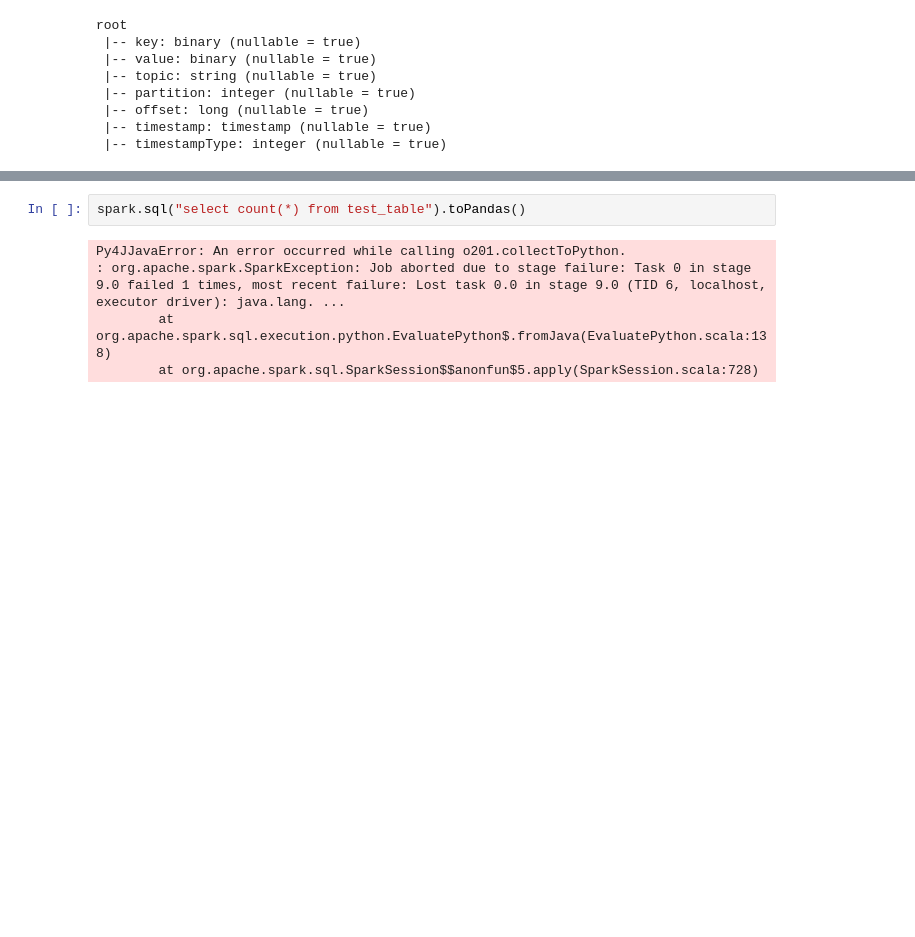
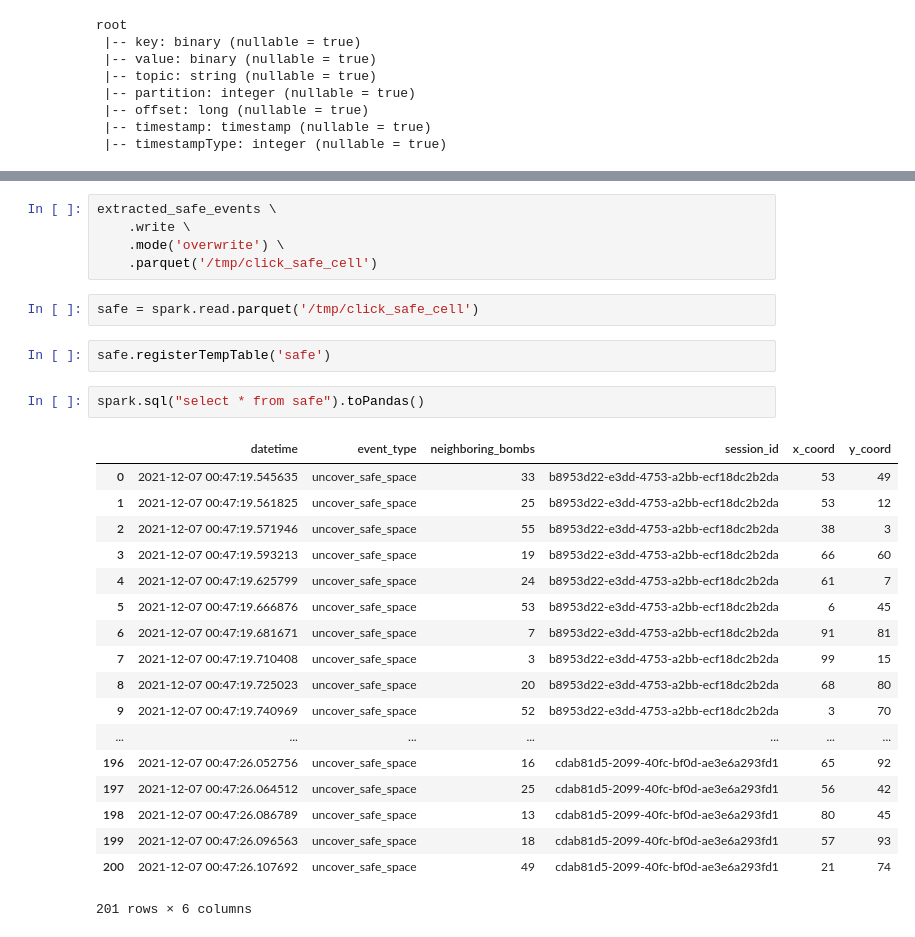
Before and after one commit to chaukap/mids-205-project-3, a Jupyter notebook: Pyspark.ipynb, the cells around one changed output, grey strips where cells are left out. Drawn from its saved outputs; the diff is of its cells as text; blank space fills up the shorter version.

Commit message:
finished creating parquet file for startupevents and safe space events

```diff
--- a/Pyspark.ipynb
+++ b/Pyspark.ipynb
@@ -44,7 +109,30 @@ extracted_events.registerTempTable('test_table')
+# %%
+extracted_safe_events \
+    .write \
+    .mode('overwrite') \
+    .parquet('/tmp/click_safe_cell')
+# %%
+safe = spark.read.parquet('/tmp/click_safe_cell')
+# %%
+safe.registerTempTable('safe')
 # %%
-spark.sql("select count(*) from test_table").toPandas()
+spark.sql("select * from safe").toPandas()
 # %% [output]
+|  | datetime | event_type | neighboring_bombs | session_id | x_coord | y_coord |
+| 0 | 2021-12-07 00:47:19.545635 | uncover_safe_space | 33 | b8953d22-e3dd-4753-a2bb-ecf18dc2b2da | 53 | 49 |
+| 1 | 2021-12-07 00:47:19.561825 | uncover_safe_space | 25 | b8953d22-e3dd-4753-a2bb-ecf18dc2b2da | 53 | 12 |
+| 2 | 2021-12-07 00:47:19.571946 | uncover_safe_space | 55 | b8953d22-e3dd-4753-a2bb-ecf18dc2b2da | 38 | 3 |
+| 3 | 2021-12-07 00:47:19.593213 | uncover_safe_space | 19 | b8953d22-e3dd-4753-a2bb-ecf18dc2b2da | 66 | 60 |
+| 4 | 2021-12-07 00:47:19.625799 | uncover_safe_space | 24 | b8953d22-e3dd-4753-a2bb-ecf18dc2b2da | 61 | 7 |
+| 5 | 2021-12-07 00:47:19.666876 | uncover_safe_space | 53 | b8953d22-e3dd-4753-a2bb-ecf18dc2b2da | 6 | 45 |
+| 6 | 2021-12-07 00:47:19.681671 | uncover_safe_space | 7 | b8953d22-e3dd-4753-a2bb-ecf18dc2b2da | 91 | 81 |
+| 7 | 2021-12-07 00:47:19.710408 | uncover_safe_space | 3 | b8953d22-e3dd-4753-a2bb-ecf18dc2b2da | 99 | 15 |
+| 8 | 2021-12-07 00:47:19.725023 | uncover_safe_space | 20 | b8953d22-e3dd-4753-a2bb-ecf18dc2b2da | 68 | 80 |
+| 9 | 2021-12-07 00:47:19.740969 | uncover_safe_space | 52 | b8953d22-e3dd-4753-a2bb-ecf18dc2b2da | 3 | 70 |
+| ... | ... | ... | ... | ... | ... | ... |
+| 196 | 2021-12-07 00:47:26.052756 | uncover_safe_space | 16 | cdab81d5-2099-40fc-bf0d-ae3e6a293fd1 | 65 | 92 |
+| 197 | 2021-12-07 00:47:26.064512 | uncover_safe_space | 25 | cdab81d5-2099-40fc-bf0d-ae3e6a293fd1 | 56 | 42 |
+| 198 | 2021-12-07 00:47:26.086789 | uncover_safe_space | 13 | cdab81d5-2099-40fc-bf0d-ae3e6a293fd1 | 80 | 45 |
+| 199 | 2021-12-07 00:47:26.096563 | uncover_safe_space | 18 | cdab81d5-2099-40fc-bf0d-ae3e6a293fd1 | 57 | 93 |
+| 200 | 2021-12-07 00:47:26.107692 | uncover_safe_space | 49 | cdab81d5-2099-40fc-bf0d-ae3e6a293fd1 | 21 | 74 |
-Py4JJavaError: An error occurred while calling o201.collectToPython.
-: org.apache.spark.SparkException: Job aborted due to stage failure: Task 0 in stage 9.0 failed 1 times, most recent failure: Lost task 0.0 in stage 9.0 (TID 6, localhost, executor driver): java.lang. ...
-        at org.apache.spark.sql.execution.python.EvaluatePython$.fromJava(EvaluatePython.scala:138)
-        at org.apache.spark.sql.SparkSession$$anonfun$5.apply(SparkSession.scala:728)
+201 rows × 6 columns
```
Also changed, not shown: parts of 18 cells of this notebook, 5 other files.
